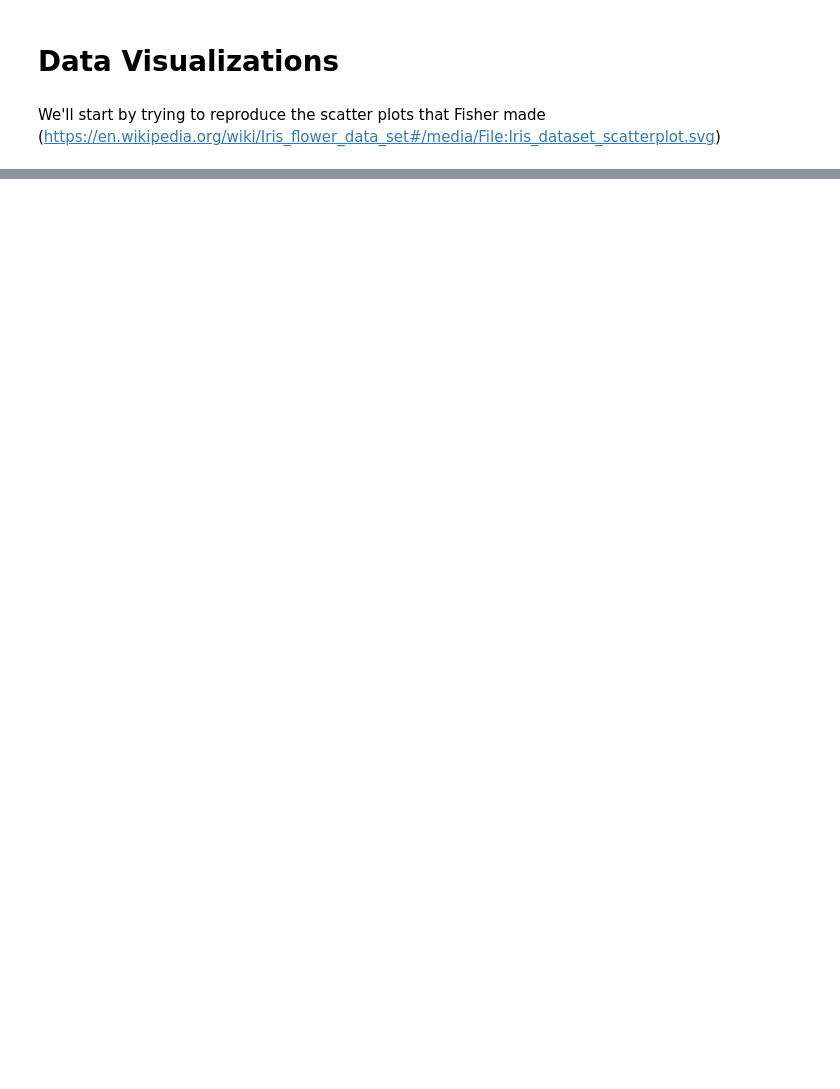
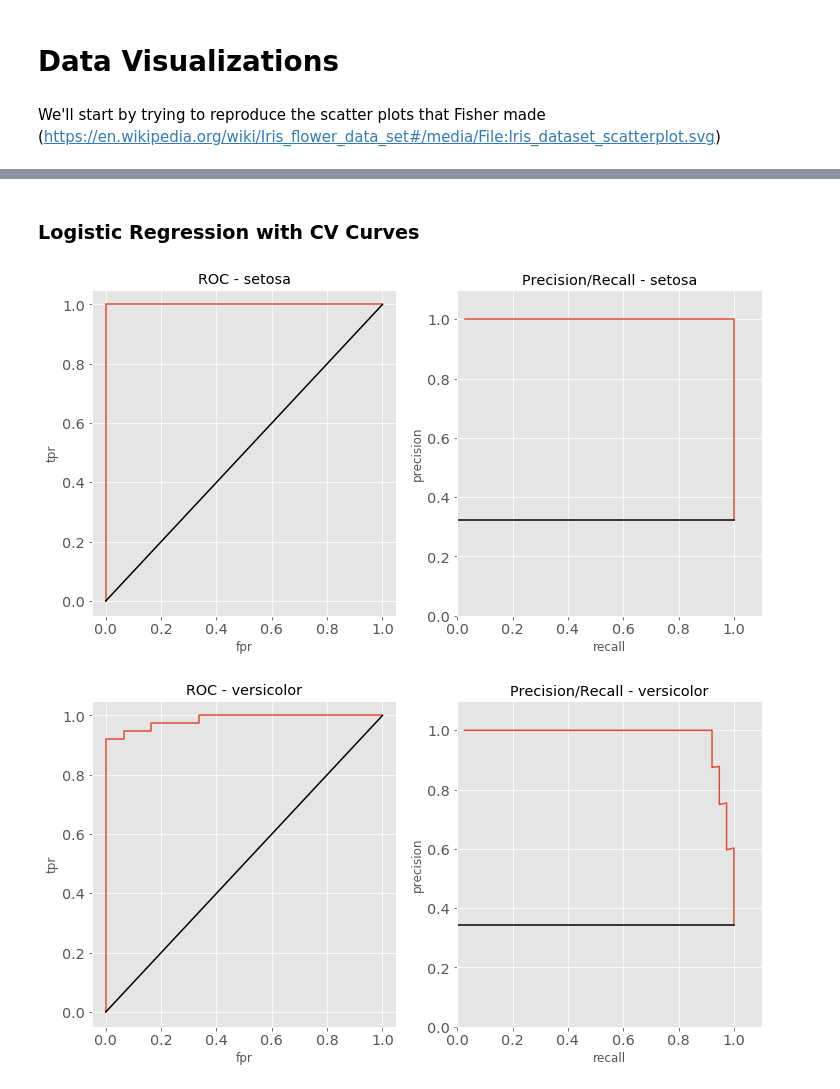
Before and after one commit to akbowers/cloudTensorflow, a Jupyter notebook: Notebooks/Iris-Logistic_Regression_SKLearn.ipynb, the cells around one changed output, grey strips where cells are left out. Cells and saved outputs as stored; diff of their text form; code cells hidden in the pictures; blank space fills up the shorter version.

```diff
--- a/Notebooks/Iris-Logistic_Regression_SKLearn.ipynb
+++ b/Notebooks/Iris-Logistic_Regression_SKLearn.ipynb
@@ -37,0 +145,11 @@ colors = ['red', 'green', 'blue']
+# %% [markdown]
+### Logistic Regression with CV Curves
+# %%
+for i in range(num_classes):
+    fig, (ax0, ax1) = plt.subplots(1,2, figsize=(12,6))
+    df = cCV.calculate_threshold_values(i)
+    cCV.plot_roc(ax0, df, i)
+    cCV.plot_precision_recall(ax1, df, i)
+# %% [output]
+[figure, added]
+[figure, added]
```
Also changed, not shown: parts of 31 cells of this notebook, 9 other files.
